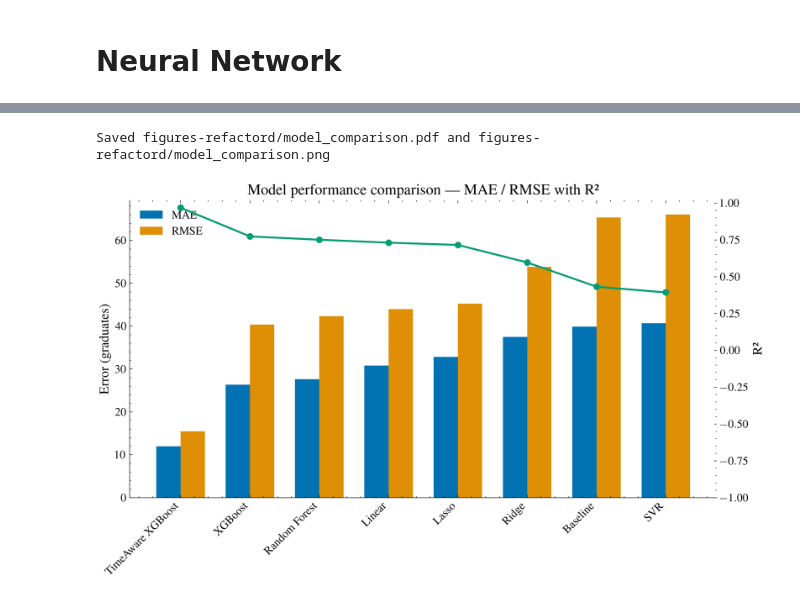
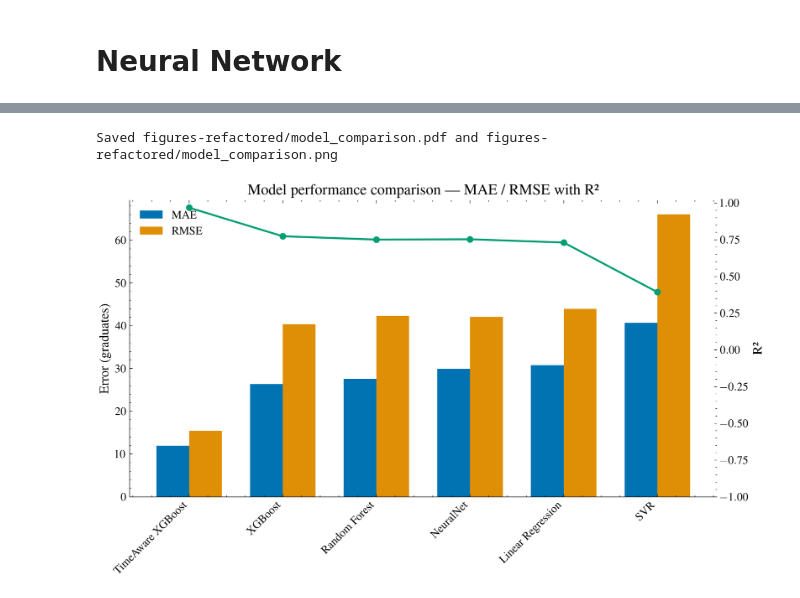
Before and after one commit to fdhima/hahe-analysis, a Jupyter notebook: hahe-forecast.ipynb, the cells around one changed output, grey strips where cells are left out. Cells and saved outputs as stored; diff of their text form; code cells hidden in the pictures.

```diff
--- a/hahe-forecast.ipynb
+++ b/hahe-forecast.ipynb
@@ -444,7 +386,7 @@ X_num_scaled = scaler.fit_transform(X_num)
 # Target
 y = df_nn["graduate"].values
 
-X_train_num, X_test_num, y_train, y_test = train_test_split(
+X_train_num, X_test_num, y_train, y_test_nn = train_test_split(
     X_num_scaled, y, test_size=0.2, random_state=42
 )
 
@@ -460,7 +402,7 @@ X_train_cat = [df_nn[col + "_id"].values[idx_train] for col in cat_cols]
 X_test_cat = [df_nn[col + "_id"].values[idx_test] for col in cat_cols]
 
 y_train = y[idx_train]
-y_test = y[idx_test]
+y_test_nn = y[idx_test]
 
 embedding_sizes = {
     "institution": min(50, len(cat_maps["institution"]) // 2 + 1),
@@ -483,10 +425,6 @@ for col in cat_cols:
 input_num = Input(shape=(X_num_scaled.shape[1],), name="numeric_input")
 
 x = Concatenate()(embeddings + [input_num])
-# x = Dense(128, activation="relu")(x)
-# x = Dropout(0.2)(x)
-# x = Dense(64, activation="relu")(x)
-
 x = Dense(64, activation="relu")(x)
 x = Dropout(0.3)(x)
 x = Dense(32, activation="relu")(x)
@@ -511,14 +449,14 @@ history = model.fit(
 )
 
 
-loss, mae = model.evaluate(X_test_cat + [X_test_num], y_test)
+loss, mae = model.evaluate(X_test_cat + [X_test_num], y_test_nn)
 print("Test MAE:", mae)
 
-y_pred = model.predict(X_test_cat + [X_test_num])
+y_pred_nn = model.predict(X_test_cat + [X_test_num])
 
 import matplotlib.pyplot as plt
 
-plt.scatter(y_test, y_pred)
+plt.scatter(y_test_nn, y_pred_nn)
 plt.xlabel("Actual graduates")
 plt.ylabel("Predicted graduates")
 plt.title("Actual vs Predicted Graduates")
@@ -526,12 +464,12 @@ plt.show()
 
 from sklearn.metrics import r2_score, mean_squared_error, median_absolute_error
 
-y_pred = model.predict(X_test_cat + [X_test_num]).squeeze()
+y_pred_nn = model.predict(X_test_cat + [X_test_num]).squeeze()
 
-mae = np.mean(np.abs(y_test - y_pred))
-rmse = np.sqrt(mean_squared_error(y_test, y_pred))
-r2 = r2_score(y_test, y_pred)
-medae = median_absolute_error(y_test, y_pred)
+mae = np.mean(np.abs(y_test_nn - y_pred_nn))
+rmse = np.sqrt(mean_squared_error(y_test_nn, y_pred_nn))
+r2 = r2_score(y_test_nn, y_pred_nn)
+medae = median_absolute_error(y_test_nn, y_pred_nn)
 
 print(f"MAE: {mae:.2f}")
 print(f"RMSE: {rmse:.2f}")
@@ -624,12 +562,9 @@ pairs = [
     ('Random Forest', 'y_test_rf', 'y_pred_rf'),
     ('XGBoost', 'y_test_xgb', 'y_pred_xgb'),
     ('TimeAware XGBoost', 'y_test_time_aware', 'y_pred_time_aware'),
-    ('Linear', 'y_test_linear', 'y_pred_linear'),
-    ('Ridge', 'y_test_linear', 'y_pred_ridge'),
-    ('Lasso', 'y_test_linear', 'y_pred_lasso'),
+    ('Linear Regression', 'y_test_linear', 'y_pred_linear'),
     ('SVR', 'y_test_svr', 'y_pred_svr'),
-    ('NeuralNet', 'y_test', 'y_pred'),
-    ('Baseline', 'y_test_time_aware', 'baseline_pred'),
+    ('NeuralNet', 'y_test_nn', 'y_pred_nn'),
 ]
 for name, y_var, yp_var in pairs:
     y_true = globals().get(y_var, None)
@@ -659,33 +594,32 @@ else:
     ax1.set_ylabel('Error (graduates)', fontsize=14)
     ax1.set_xticks(x)
     ax1.set_xticklabels(df_metrics.index, rotation=45, ha='right', fontsize=12)
     ax1.tick_params(axis='y', labelsize=12)
     ax1.legend(loc='upper left', fontsize=12)
     sns.despine(ax=ax1, trim=True)
     # Secondary axis for R² (line)
     ax2 = ax1.twinx()
     ax2.plot(x, df_metrics['R2'], color=palette[2], marker='o', linewidth=2, label='R²')
     ax2.set_ylabel('R²', fontsize=14)
     ax2.tick_params(axis='y', labelsize=12)
     # Set reasonable R² limits
     ymin = min(-1, df_metrics['R2'].min() - 0.05)
     ymax = max(1, df_metrics['R2'].max() + 0.05)
     ax2.set_ylim(ymin, ymax)
     # Remove top/right spines for clarity
     ax1.spines['top'].set_visible(False)
     ax1.spines['right'].set_visible(False)
     ax2.spines['top'].set_visible(False)
     ax2.spines['right'].set_visible(False)
     ax1.set_title('Model performance comparison — MAE / RMSE with R²', fontsize=16)
     plt.tight_layout()
     out_dir = 'figures-refactored/'
     os.makedirs(out_dir, exist_ok=True)
     pdf_path = os.path.join(out_dir, 'model_comparison.pdf')
     png_path = os.path.join(out_dir, 'model_comparison.png')
     fig.savefig(pdf_path, dpi=300, bbox_inches='tight')
     fig.savefig(png_path, dpi=300, bbox_inches='tight')
-    print(f'Saved {pdf_path} and {png_path}')
     plt.show()
 # %% [output]
-Saved figures-refactord/model_comparison.pdf and figures-refactord/model_comparison.png
+Saved figures-refactored/model_comparison.pdf and figures-refactored/model_comparison.png
-[figure, old version]
+[figure, new version]
```
Also changed, not shown: parts of 4 cells of this notebook, 2 other files.
